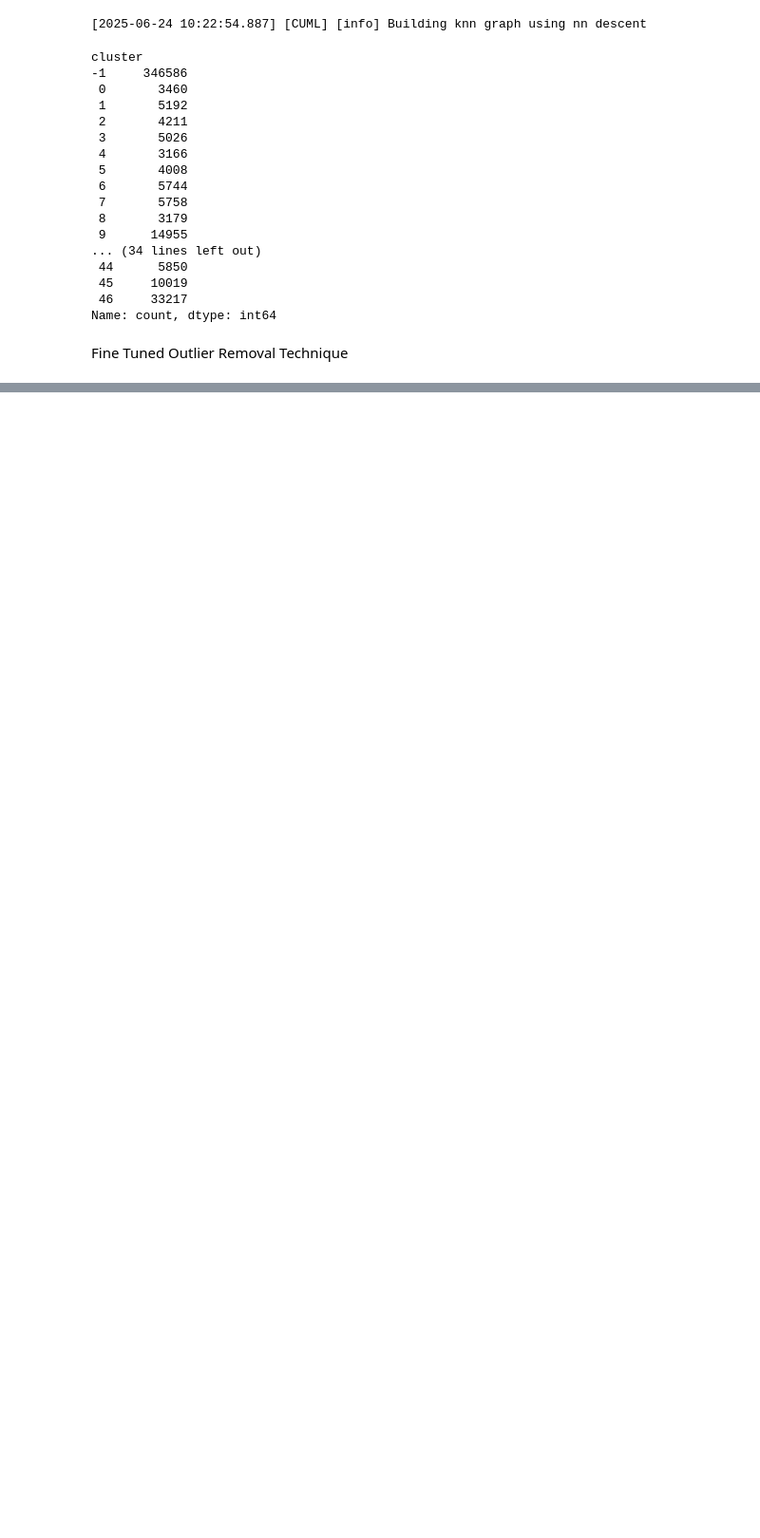
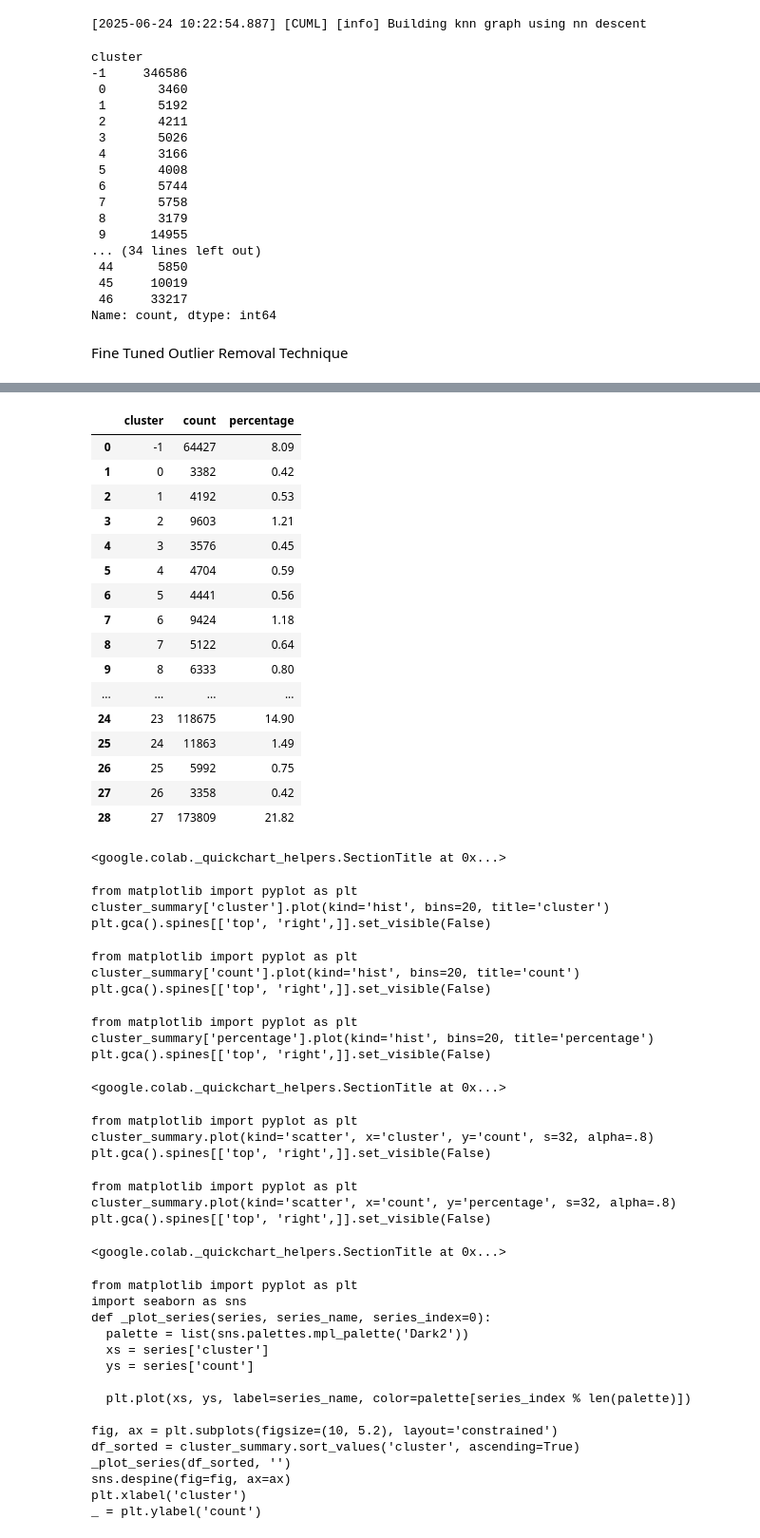
Before and after one commit to leeprasath/IEEE_SubResizeUsingAIForFleetVehicles, a Jupyter notebook: notebook/03_HDBSCAN_ul_gpu.ipynb, the cells around one changed output, grey strips where cells are left out. Shown: that part at 95% size. Cells and saved outputs as stored; diff of their text form; code cells hidden in the pictures; blank space fills up the shorter version.

```diff
--- a/notebook/03_HDBSCAN_ul_gpu.ipynb
+++ b/notebook/03_HDBSCAN_ul_gpu.ipynb
@@ -465,0 +469,71 @@ Name: count, dtype: int64
+# %%
+# Calculate total number of points
+total_points = len(df_cleaned)
+
+# Create the summary
+cluster_summary = (
+    df_cleaned['cluster']
+    .value_counts()
+    .rename_axis('cluster')
+    .reset_index(name='count')
+)
+
+# Calculate percentage
+cluster_summary['percentage'] = (cluster_summary['count'] / total_points * 100).round(2)
+
+# Sort to put outliers (-1) at the bottom or top
+cluster_summary = cluster_summary.sort_values(by='cluster').reset_index(drop=True)
+
+# Display
+display(cluster_summary)
+# %% [output]
+|  | cluster | count | percentage |
+| 0 | -1 | 64427 | 8.09 |
+| 1 | 0 | 3382 | 0.42 |
+| 2 | 1 | 4192 | 0.53 |
+| 3 | 2 | 9603 | 1.21 |
+| 4 | 3 | 3576 | 0.45 |
+| 5 | 4 | 4704 | 0.59 |
+| 6 | 5 | 4441 | 0.56 |
+| 7 | 6 | 9424 | 1.18 |
+| 8 | 7 | 5122 | 0.64 |
+| 9 | 8 | 6333 | 0.80 |
+| ... | ... | ... | ... |
+| 24 | 23 | 118675 | 14.90 |
+| 25 | 24 | 11863 | 1.49 |
+| 26 | 25 | 5992 | 0.75 |
+| 27 | 26 | 3358 | 0.42 |
+| 28 | 27 | 173809 | 21.82 |
+<google.colab._quickchart_helpers.SectionTitle at 0x...>
+from matplotlib import pyplot as plt
+cluster_summary['cluster'].plot(kind='hist', bins=20, title='cluster')
+plt.gca().spines[['top', 'right',]].set_visible(False)
+from matplotlib import pyplot as plt
+cluster_summary['count'].plot(kind='hist', bins=20, title='count')
+plt.gca().spines[['top', 'right',]].set_visible(False)
+from matplotlib import pyplot as plt
+cluster_summary['percentage'].plot(kind='hist', bins=20, title='percentage')
+plt.gca().spines[['top', 'right',]].set_visible(False)
+<google.colab._quickchart_helpers.SectionTitle at 0x...>
+from matplotlib import pyplot as plt
+cluster_summary.plot(kind='scatter', x='cluster', y='count', s=32, alpha=.8)
+plt.gca().spines[['top', 'right',]].set_visible(False)
+from matplotlib import pyplot as plt
+cluster_summary.plot(kind='scatter', x='count', y='percentage', s=32, alpha=.8)
+plt.gca().spines[['top', 'right',]].set_visible(False)
+<google.colab._quickchart_helpers.SectionTitle at 0x...>
+from matplotlib import pyplot as plt
+import seaborn as sns
+def _plot_series(series, series_name, series_index=0):
+  palette = list(sns.palettes.mpl_palette('Dark2'))
+  xs = series['cluster']
+  ys = series['count']
+
+  plt.plot(xs, ys, label=series_name, color=palette[series_index % len(palette)])
+
+fig, ax = plt.subplots(figsize=(10, 5.2), layout='constrained')
+df_sorted = cluster_summary.sort_values('cluster', ascending=True)
+_plot_series(df_sorted, '')
+sns.despine(fig=fig, ax=ax)
+plt.xlabel('cluster')
+_ = plt.ylabel('count')
```
Also changed, not shown: parts of 11 cells of this notebook.
